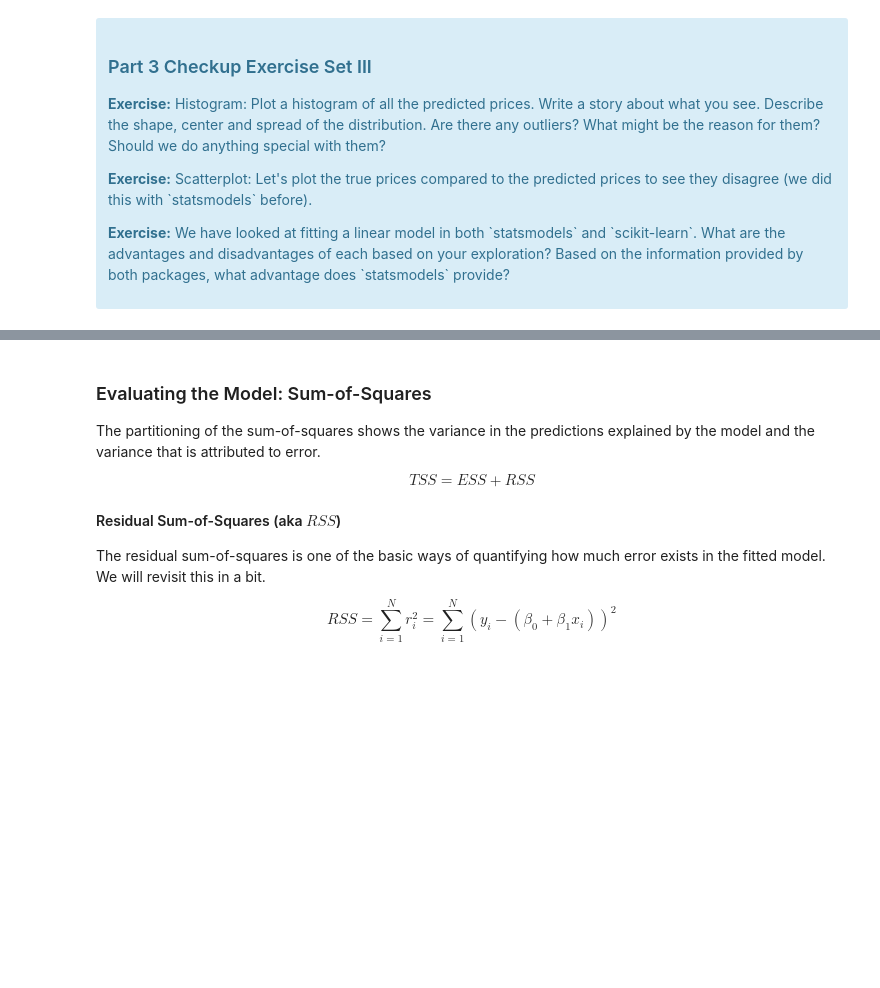
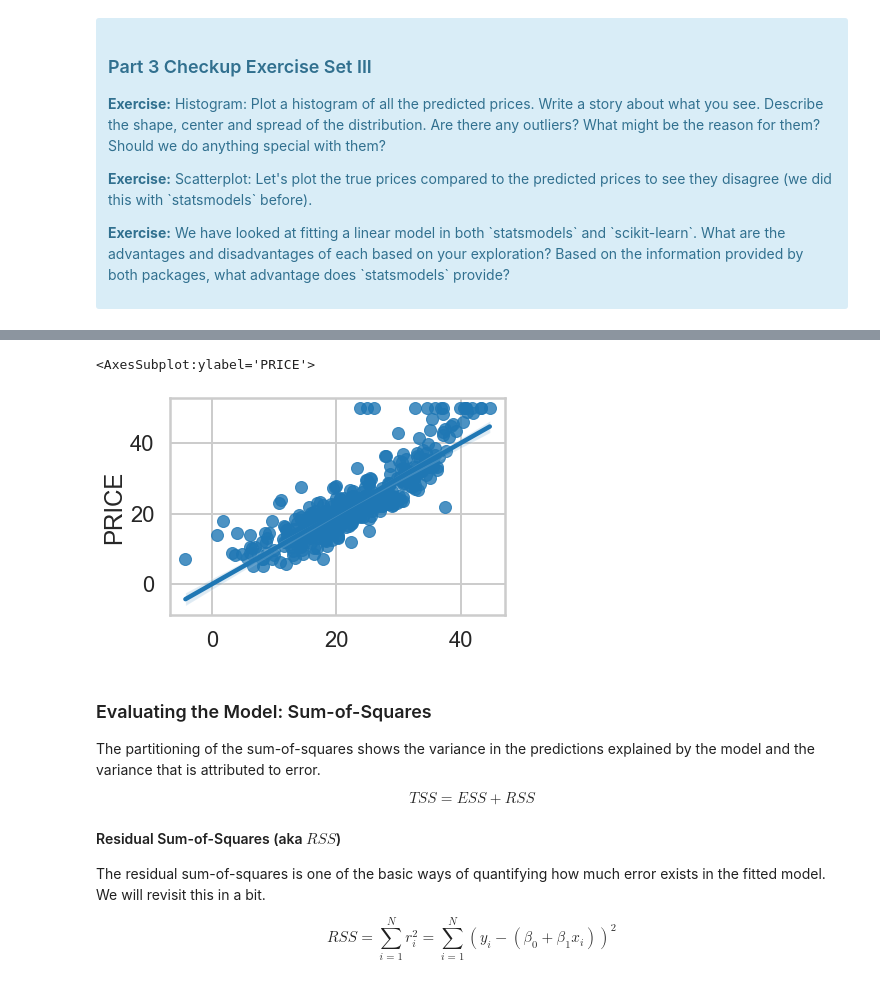
Before and after one commit to amtsatterfield/mec-mini-projects, a Jupyter notebook: mec-11.4.1-linear-regression-mini-project/Mini_Project_Linear_Regression.ipynb, the cells around one changed output, grey strips where cells are left out. Drawn from its saved outputs; the diff is of its cells as text; code cells hidden in the pictures; blank space fills up the shorter version.

```diff
--- a/mec-11.4.1-linear-regression-mini-project/Mini_Project_Linear_Regression.ipynb
+++ b/mec-11.4.1-linear-regression-mini-project/Mini_Project_Linear_Regression.ipynb
@@ -570,0 +639,5 @@ lm.predict(X)[0:5]
+# %%
+sns.regplot(y=bos.PRICE, x=pred)
+# %% [output]
+<AxesSubplot:ylabel='PRICE'>
+[figure, added]
```
Also changed, not shown: parts of 20 cells of this notebook.
